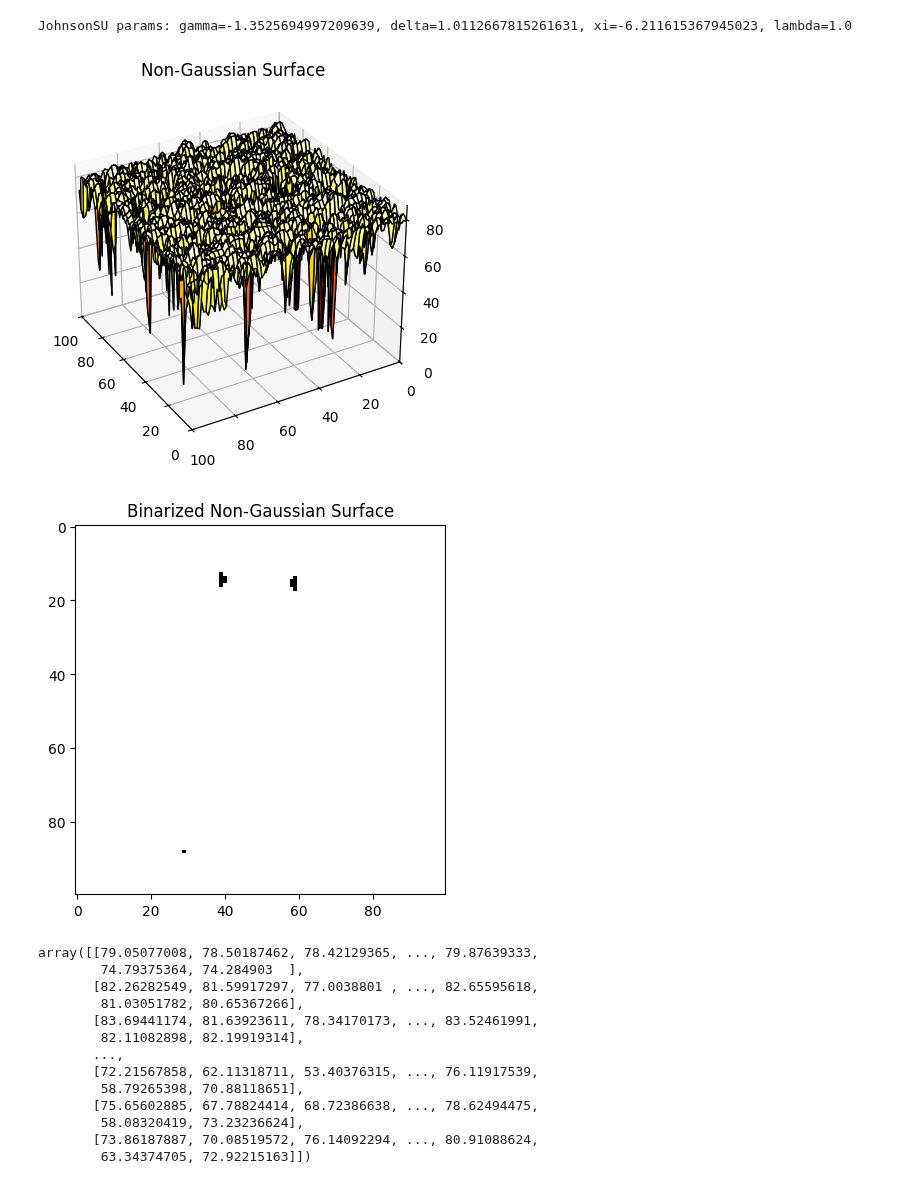
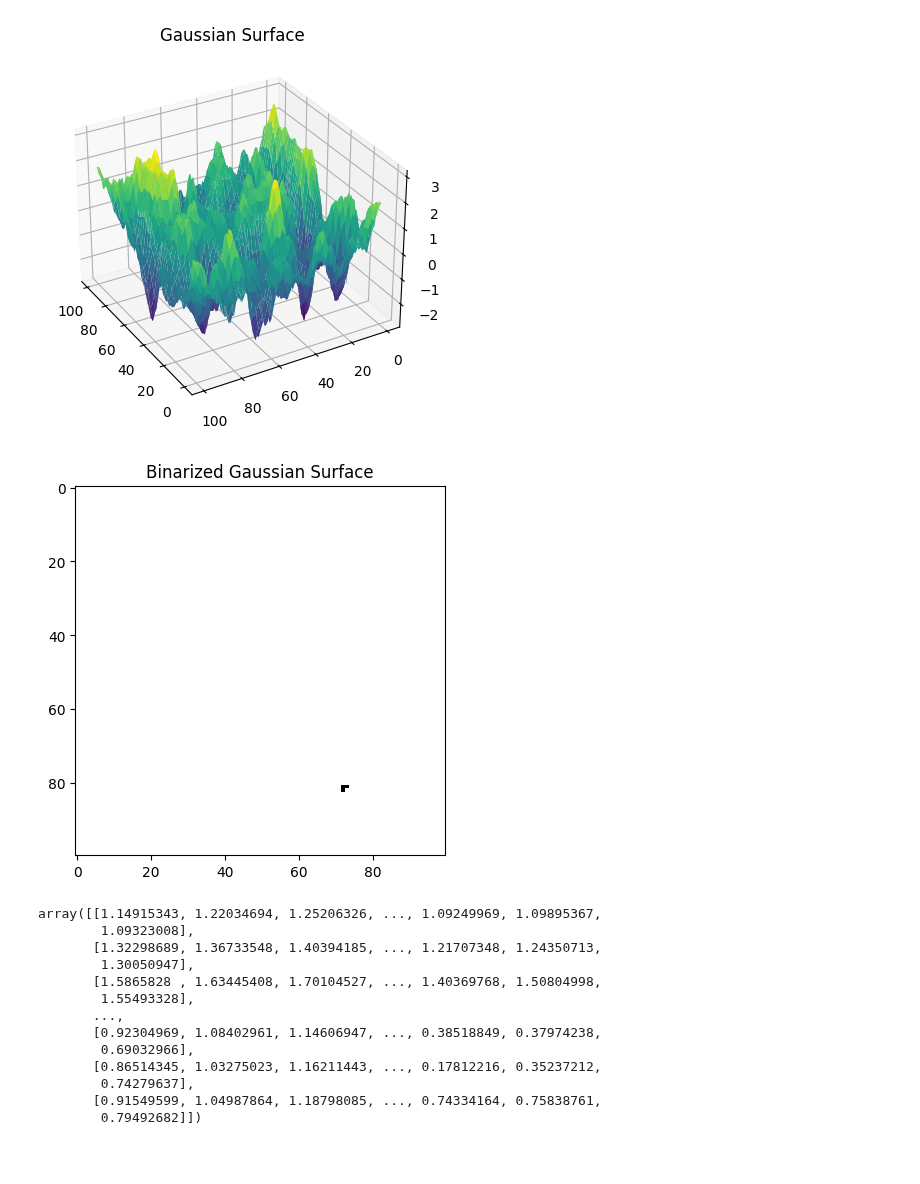
Before and after one commit to BlackPianoCat/NonGaussianSurfaces, a Jupyter notebook: visualization.ipynb, the cells around one changed output. Saved outputs shown, nothing was run; the diff lists cells and outputs as text; code cells hidden in the pictures; blank space fills up the shorter version.

```diff
--- a/visualization.ipynb
+++ b/visualization.ipynb
@@ -1,25 +1,24 @@
 # %%
 import non_gaussian_surfaces as seb
 # %%
-surface = seb.SAimage_fft_2(N=100, rms=8, skewness=6, kurtosis=-2, corlength_x=4, corlength_y=2, alpha=0.7,
-                  threshold=3.0, non_Gauss=True, corr=False)
+surface = seb.SAimage_fft_2(N=100, rms=1, skewness=5, kurtosis=-7, corlength_x=7, corlength_y=9, alpha=0.9,
+                  threshold=3.0, non_Gauss=False, corr=False)
 # %% [output]
-JohnsonSU params: gamma=-1.3525694997209639, delta=1.0112667815261631, xi=-6.211615367945023, lambda=1.0
-[figure, old version]
+[figure, new version]
-[figure, old version]
+[figure, new version]
 # %%
 surface
 # %% [output]
-array([[79.05077008, 78.50187462, 78.42129365, ..., 79.87639333,
-        74.79375364, 74.284903  ],
-       [82.26282549, 81.59917297, 77.0038801 , ..., 82.65595618,
-        81.03051782, 80.65367266],
-       [83.69441174, 81.63923611, 78.34170173, ..., 83.52461991,
-        82.11082898, 82.19919314],
+array([[1.14915343, 1.22034694, 1.25206326, ..., 1.09249969, 1.09895367,
+        1.09323008],
+       [1.32298689, 1.36733548, 1.40394185, ..., 1.21707348, 1.24350713,
+        1.30050947],
+       [1.5865828 , 1.63445408, 1.70104527, ..., 1.40369768, 1.50804998,
+        1.55493328],
        ...,
-       [72.21567858, 62.11318711, 53.40376315, ..., 76.11917539,
-        58.79265398, 70.88118651],
-       [75.65602885, 67.78824414, 68.72386638, ..., 78.62494475,
-        58.08320419, 73.23236624],
-       [73.86187887, 70.08519572, 76.14092294, ..., 80.91088624,
-        63.34374705, 72.92215163]])
+       [0.92304969, 1.08402961, 1.14606947, ..., 0.38518849, 0.37974238,
+        0.69032966],
+       [0.86514345, 1.03275023, 1.16211443, ..., 0.17812216, 0.35237212,
+        0.74279637],
+       [0.91549599, 1.04987864, 1.18798085, ..., 0.74334164, 0.75838761,
+        0.79492682]])
```
Also changed, not shown: 1 other file.
